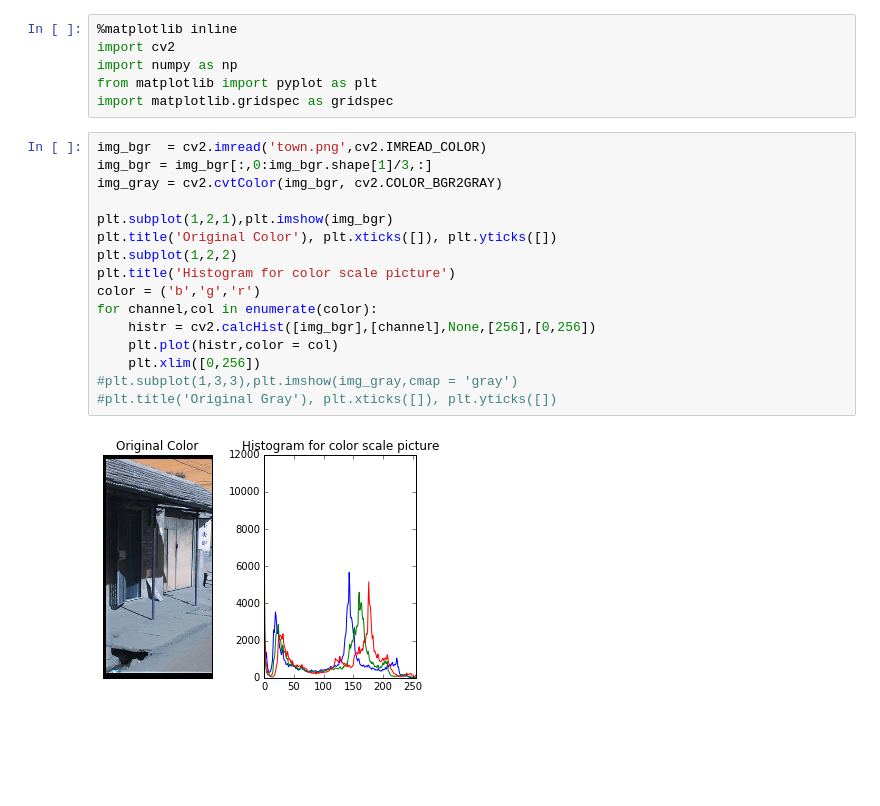
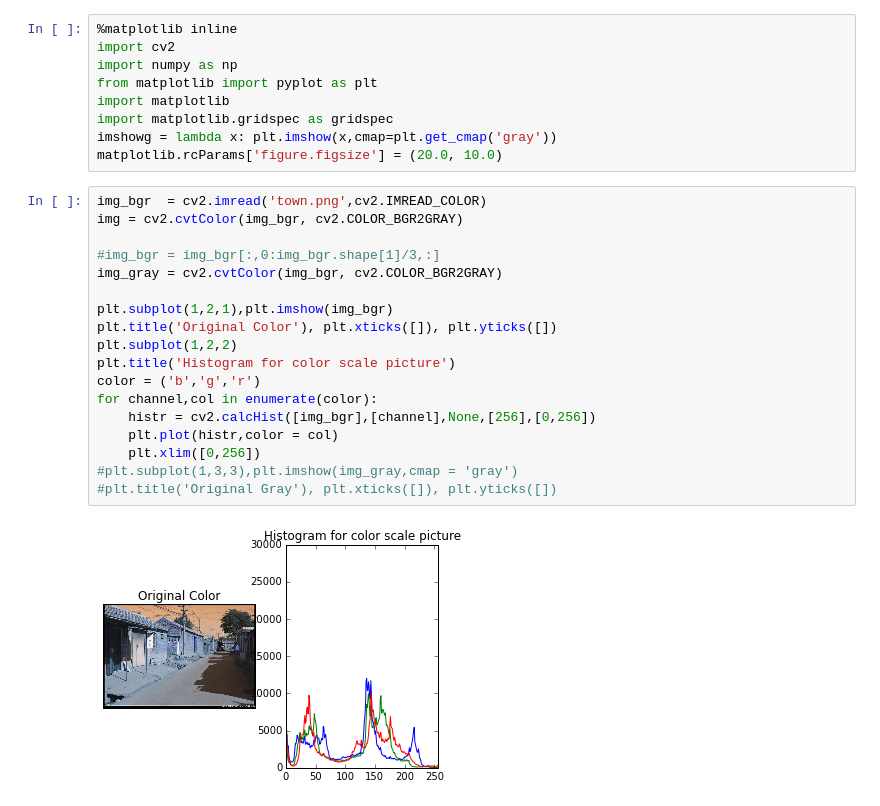
Before and after one commit to eruffaldi/coursevision, a Jupyter notebook: colors.ipynb, the cells around one changed output. Saved outputs shown, nothing was run; the diff lists cells and outputs as text; blank space fills up the shorter version.

Commit message:
color interp

```diff
--- a/colors.ipynb
+++ b/colors.ipynb
@@ -3,25 +3,30 @@
 import cv2
 import numpy as np
 from matplotlib import pyplot as plt
+import matplotlib
 import matplotlib.gridspec as gridspec
+imshowg = lambda x: plt.imshow(x,cmap=plt.get_cmap('gray'))
+matplotlib.rcParams['figure.figsize'] = (20.0, 10.0)
 # %%
 img_bgr  = cv2.imread('town.png',cv2.IMREAD_COLOR)
-img_bgr = img_bgr[:,0:img_bgr.shape[1]/3,:]
+img = cv2.cvtColor(img_bgr, cv2.COLOR_BGR2GRAY)
+
+#img_bgr = img_bgr[:,0:img_bgr.shape[1]/3,:]
 img_gray = cv2.cvtColor(img_bgr, cv2.COLOR_BGR2GRAY)
 
 plt.subplot(1,2,1),plt.imshow(img_bgr)
 plt.title('Original Color'), plt.xticks([]), plt.yticks([])
 plt.subplot(1,2,2)
 plt.title('Histogram for color scale picture')
 color = ('b','g','r')
 for channel,col in enumerate(color):
     histr = cv2.calcHist([img_bgr],[channel],None,[256],[0,256])
     plt.plot(histr,color = col)
     plt.xlim([0,256])
 #plt.subplot(1,3,3),plt.imshow(img_gray,cmap = 'gray')
 #plt.title('Original Gray'), plt.xticks([]), plt.yticks([])
 # %% [output]
-[figure, old version]
+[figure, new version]
 # %%
 color_conversions = (['RGB',cv2.COLOR_BGR2RGB], ['YUV',cv2.COLOR_BGR2YUV], ['HSV (Hue, Saturation, Value)',cv2.COLOR_BGR2HSV],
                      ['HLS (Hue, Lightness, Saturation)',cv2.COLOR_BGR2HLS],['XYZ',cv2.COLOR_BGR2XYZ],
```
Also changed, not shown: parts of 4 cells of this notebook, 1 other file.
